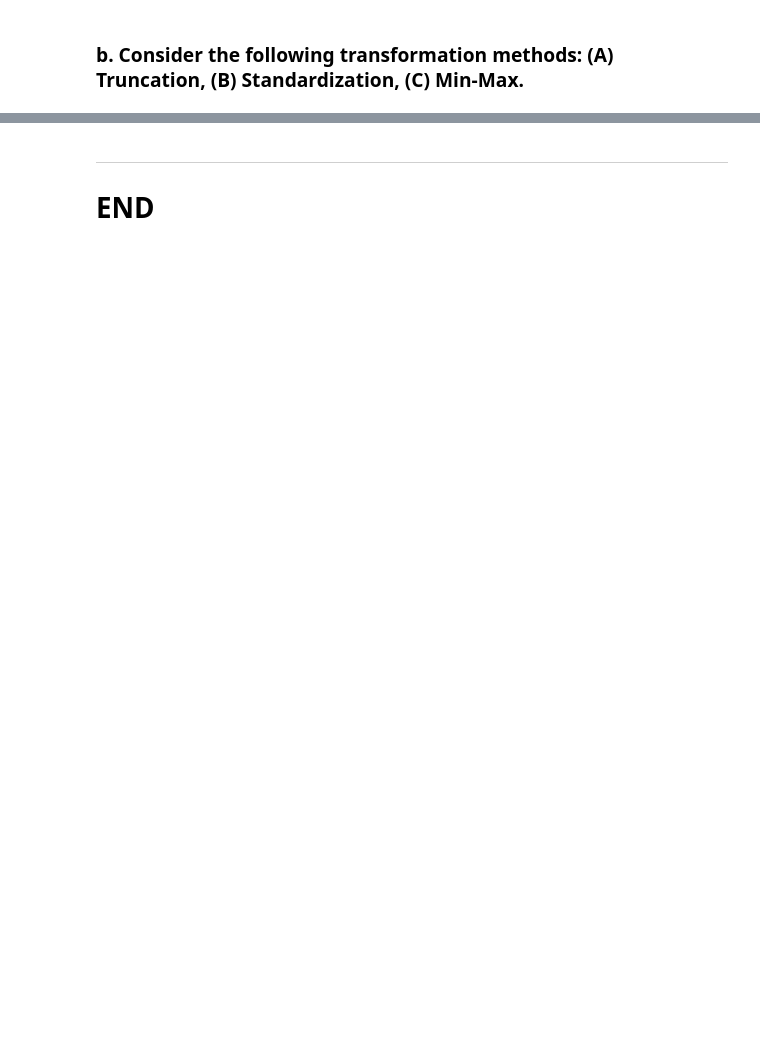
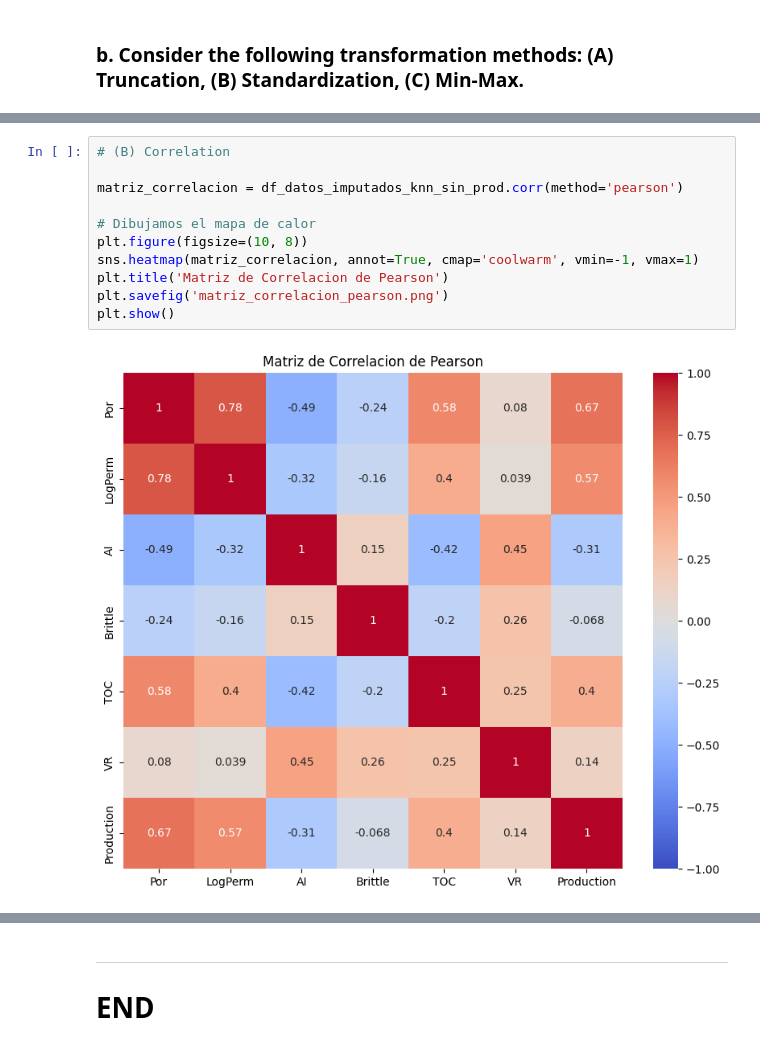
Before and after one commit to Albieri151/Ejercicios-Data-Science-Petroleo, a Jupyter notebook: Week 2/Alana_Albieri_Week2_Notebook.ipynb, the cells around one changed output, grey strips where cells are left out. Saved outputs shown, nothing was run; the diff lists cells and outputs as text; blank space fills up the shorter version.

```diff
--- a/Week 2/Alana_Albieri_Week2_Notebook.ipynb
+++ b/Week 2/Alana_Albieri_Week2_Notebook.ipynb
@@ -299,0 +475,13 @@ df_datos_imputados_knn_sin_prod.describe()
+# %%
+# (B) Correlation
+
+matriz_correlacion = df_datos_imputados_knn_sin_prod.corr(method='pearson')
+
+# Dibujamos el mapa de calor
+plt.figure(figsize=(10, 8))
+sns.heatmap(matriz_correlacion, annot=True, cmap='coolwarm', vmin=-1, vmax=1)
+plt.title('Matriz de Correlacion de Pearson')
+plt.savefig('matriz_correlacion_pearson.png')
+plt.show()
+# %% [output]
+[figure, added]
```
Also changed, not shown: parts of 33 cells of this notebook.
